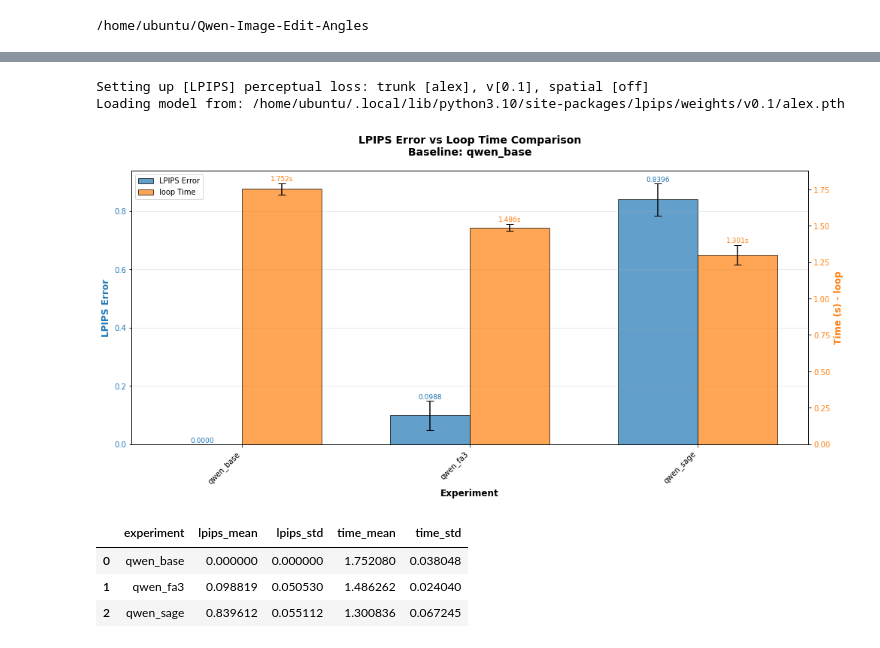
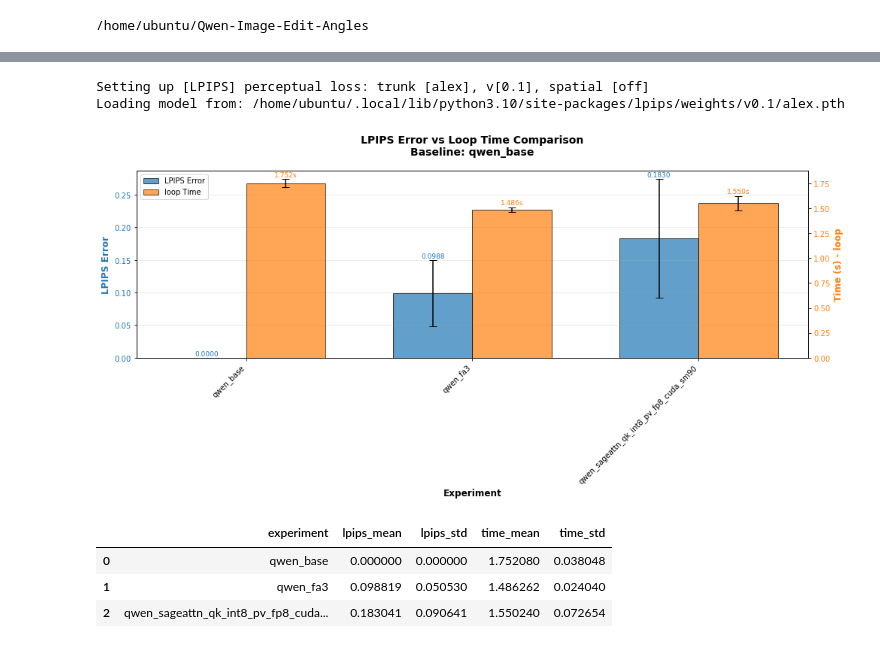
Before and after one commit to EleaZhong/Qwen-Edit-Ultrafast, a Jupyter notebook: scripts/attn_eval.ipynb, the cells around one changed output, grey strips where cells are left out. Drawn from its saved outputs; the diff is of its cells as text; code cells hidden in the pictures.

```diff
--- a/scripts/attn_eval.ipynb
+++ b/scripts/attn_eval.ipynb
@@ -39,24 +39,24 @@ To enable the following instructions: AVX512F AVX512_VNNI AVX512_BF16 AVX512_FP1
 # %%
 df_all = compare_sets_with_timing(
     ExperimentSet.create(
         "qwen_base",
         "qwen_fa3",
-        "qwen_sage",
+        "qwen_sageattn_qk_int8_pv_fp8_cuda_sm90",
     ),
     profile_target="loop",
     sort_by=None
 )
 
 # Display the combined data
 df_all
 # %% [output]
 Setting up [LPIPS] perceptual loss: trunk [alex], v[0.1], spatial [off]
 Loading model from: /home/ubuntu/.local/lib/python3.10/site-packages/lpips/weights/v0.1/alex.pth
-[figure, old version]
+[figure, new version]
 |  | experiment | lpips_mean | lpips_std | time_mean | time_std |
 | 0 | qwen_base | 0.000000 | 0.000000 | 1.752080 | 0.038048 |
 | 1 | qwen_fa3 | 0.098819 | 0.050530 | 1.486262 | 0.024040 |
-| 2 | qwen_sage | 0.839612 | 0.055112 | 1.300836 | 0.067245 |
+| 2 | qwen_sageattn_qk_int8_pv_fp8_cuda... | 0.183041 | 0.090641 | 1.550240 | 0.072654 |
 # %%
 
 
```
Also changed, not shown: parts of 3 cells of this notebook, 14 other files.
